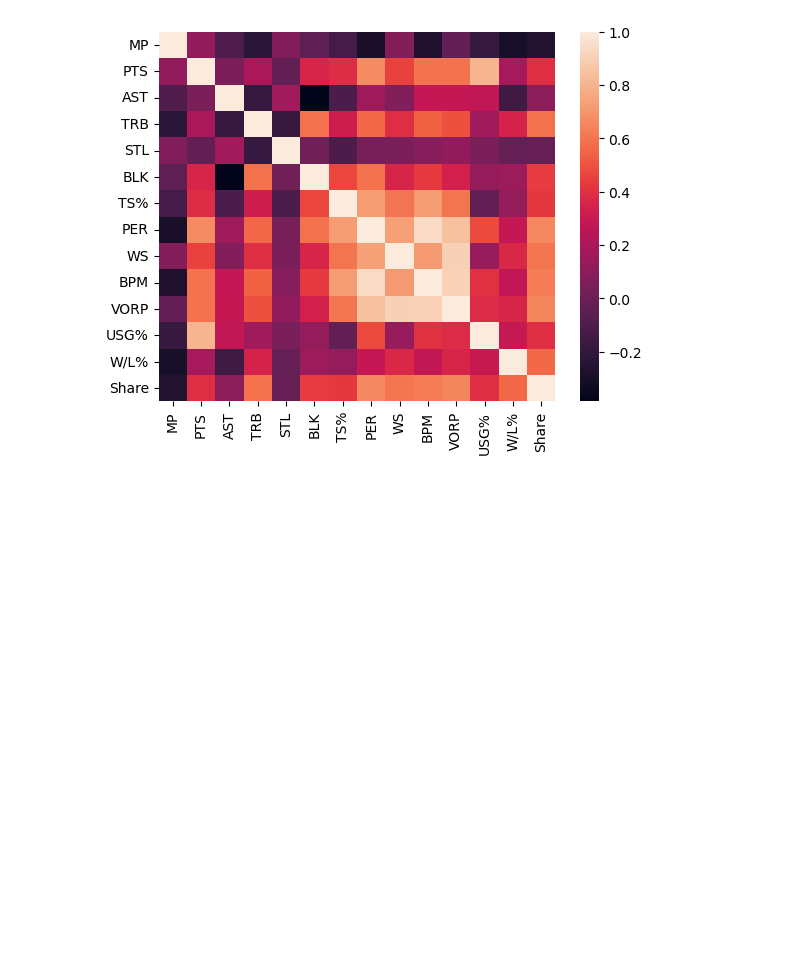
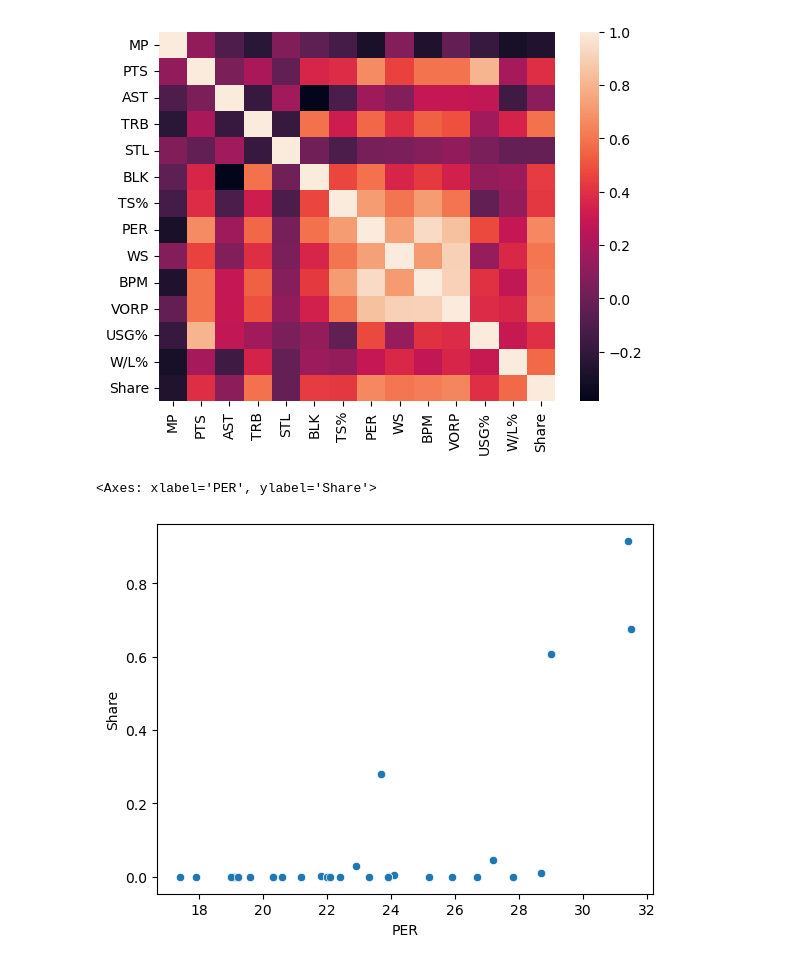
Before and after one commit to esencela/NBA_MVP_Predictor, a Jupyter notebook: notebooks/data_exploration.ipynb, the cells around one changed output. Drawn from its saved outputs; the diff is of its cells as text; code cells hidden in the pictures; blank space fills up the shorter version.

```diff
--- a/notebooks/data_exploration.ipynb
+++ b/notebooks/data_exploration.ipynb
@@ -361,3 +364,8 @@ sns.heatmap(data=df_select.select_dtypes(include=['int64', 'float64']).corr())
 # %% [output]
 <Axes: >
 [figure]
+# %%
+sns.scatterplot(data=df_select, x='PER', y='Share')
+# %% [output]
+<Axes: xlabel='PER', ylabel='Share'>
+[figure, added]
```
Also changed, not shown: parts of 25 cells of this notebook.
